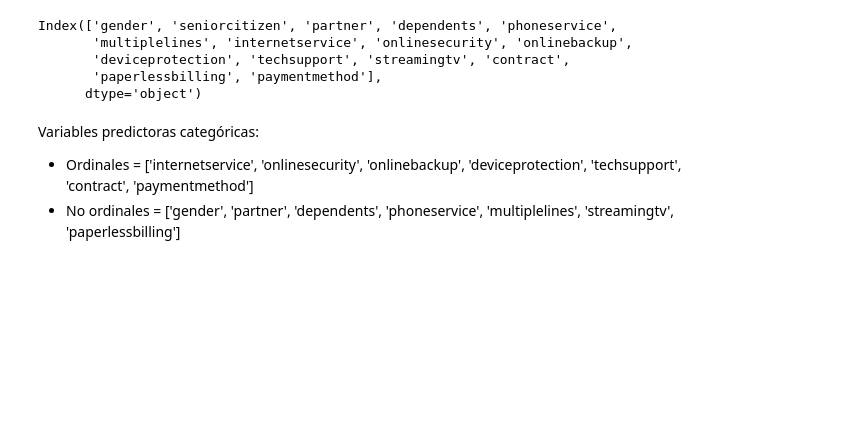
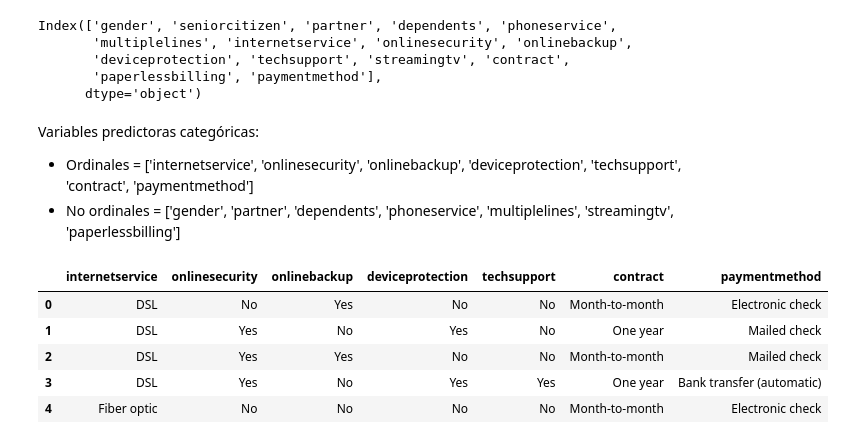
Before and after one commit to Adalab/promo-d-da-modulo1-sprint2-Paloma_Paula_Iris, a Jupyter notebook: 2.regresion_logistica/rlogistica/2_preparacion_datos.ipynb, the cells around one changed output. Drawn from its saved outputs; the diff is of its cells as text; code cells hidden in the pictures; blank space fills up the shorter version.

```diff
--- a/2.regresion_logistica/rlogistica/2_preparacion_datos.ipynb
+++ b/2.regresion_logistica/rlogistica/2_preparacion_datos.ipynb
@@ -167,3 +195,15 @@ Index(['gender', 'seniorcitizen', 'partner', 'dependents', 'phoneservice',
 Variables predictoras categóricas:
 - Ordinales = ['internetservice', 'onlinesecurity', 'onlinebackup', 'deviceprotection', 'techsupport', 'contract', 'paymentmethod']
 - No ordinales = ['gender', 'partner', 'dependents', 'phoneservice', 'multiplelines', 'streamingtv', 'paperlessbilling']
+# %%
+si_ordinal = categoric[['internetservice', 'onlinesecurity', 'onlinebackup', 'deviceprotection', 'techsupport', 'contract', 'paymentmethod']]
+no_ordinal = categoric[['gender', 'partner', 'dependents', 'phoneservice', 'multiplelines', 'streamingtv', 'paperlessbilling']]
+# %%
+si_ordinal.head()
+# %% [output]
+|  | internetservice | onlinesecurity | onlinebackup | deviceprotection | techsupport | contract | paymentmethod |
+| 0 | DSL | No | Yes | No | No | Month-to-month | Electronic check |
+| 1 | DSL | Yes | No | Yes | No | One year | Mailed check |
+| 2 | DSL | Yes | Yes | No | No | Month-to-month | Mailed check |
+| 3 | DSL | Yes | No | Yes | Yes | One year | Bank transfer (automatic) |
+| 4 | Fiber optic | No | No | No | No | Month-to-month | Electronic check |
```
Also changed, not shown: parts of 31 cells of this notebook, 2 other files.
